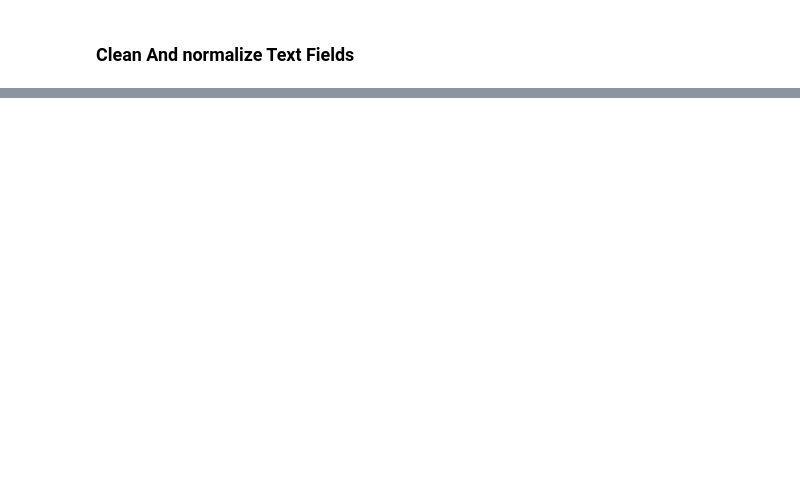
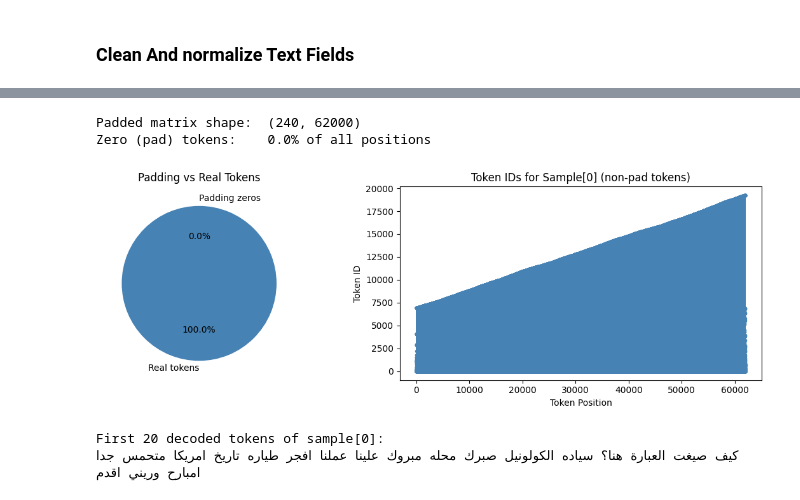
Before and after one commit to Raed108/NLP-Project, a Jupyter notebook: ms1_analysis.ipynb, the cells around one changed output, grey strips where cells are left out. Saved outputs shown, nothing was run; the diff lists cells and outputs as text; code cells hidden in the pictures; blank space fills up the shorter version.

```diff
--- a/ms1_analysis.ipynb
+++ b/ms1_analysis.ipynb
@@ -276,0 +459,40 @@ with open(file_path, encoding="utf-8") as file:
+# %%
+# --- 4. Padding zero-ratio + sample decode ---
+zero_ratio = (train_padded == 0).sum() / train_padded.size
+print(f"Padded matrix shape:  {train_padded.shape}")
+print(f"Zero (pad) tokens:    {zero_ratio*100:.1f}% of all positions")
+
+# Pie chart: padding vs real tokens  |  Line chart: token IDs of first sample
+fig, axes = plt.subplots(1, 2, figsize=(12, 4))
+
+axes[0].pie(
+    [1 - zero_ratio, zero_ratio],
+    labels=['Real tokens', 'Padding zeros'],
+    autopct='%1.1f%%',
+    colors=['steelblue', 'lightgray'],
+    startangle=90
+)
+axes[0].set_title('Padding vs Real Tokens')
+
+sample_seq = train_padded[0]
+non_pad = sample_seq[sample_seq != 0]
+axes[1].plot(range(len(non_pad)), non_pad, marker='o', markersize=3,
+             linewidth=0.8, color='steelblue')
+axes[1].set_xlabel('Token Position')
+axes[1].set_ylabel('Token ID')
+axes[1].set_title('Token IDs for Sample[0] (non-pad tokens)')
+
+plt.tight_layout()
+plt.show()
+
+# Decode sample back to words
+reverse_vocab = {v: k for k, v in vocab_list.items()}
+decoded = [reverse_vocab.get(int(t), '<OOV>') for t in non_pad[:20]]
+print("\nFirst 20 decoded tokens of sample[0]:")
+print(' '.join(decoded))
+# %% [output]
+Padded matrix shape:  (240, 62000)
+Zero (pad) tokens:    0.0% of all positions
+[figure, added]
+First 20 decoded tokens of sample[0]:
+كيف صيغت العبارة هنا؟ سياده الكولونيل صبرك محله مبروك علينا عملنا افجر طياره تاريخ امريكا متحمس جدا امبارح وريني اقدم
```
Also changed, not shown: parts of 25 cells of this notebook.
